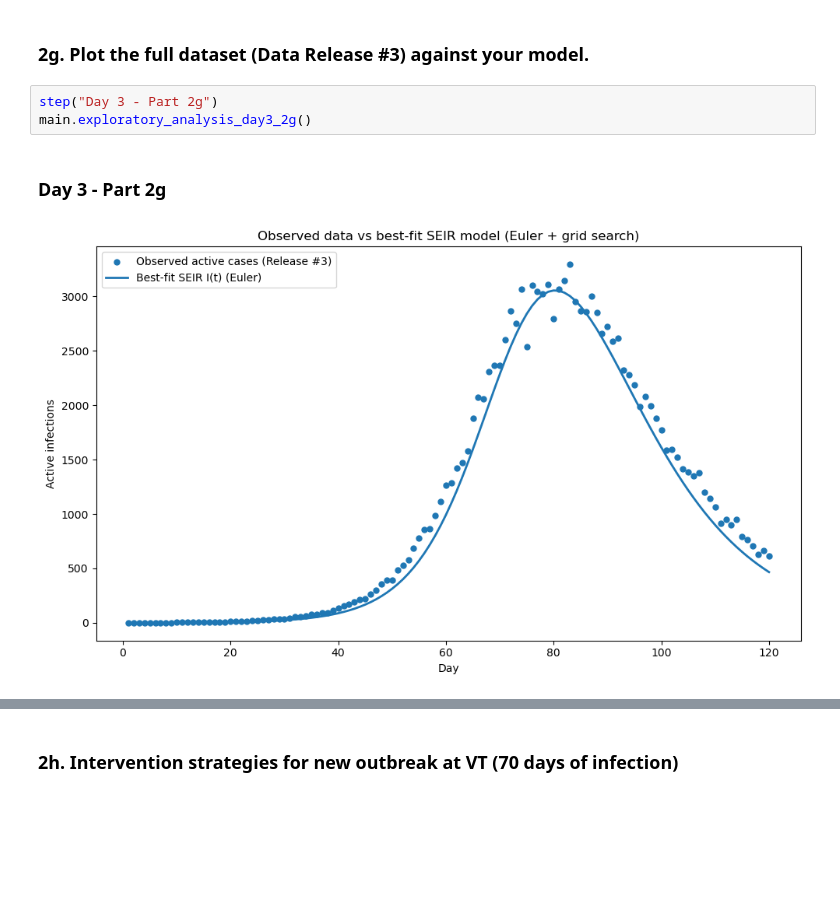
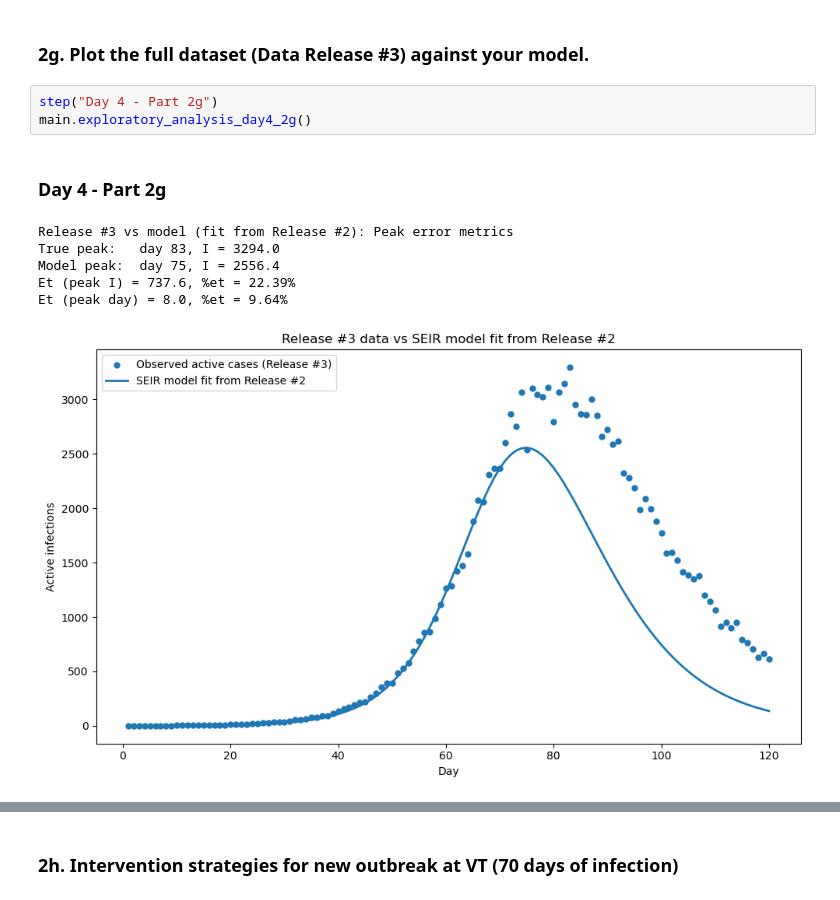
Before and after one commit to willdm1/Module-2-Epidemics-SIR-Modeling, a Jupyter notebook: Official_Marschall_Oswald_Notebook.ipynb, the cells around one changed output, grey strips where cells are left out. Saved outputs shown, nothing was run; the diff lists cells and outputs as text; blank space fills up the shorter version.

```diff
--- a/Official_Marschall_Oswald_Notebook.ipynb
+++ b/Official_Marschall_Oswald_Notebook.ipynb
@@ -262,8 +225,13 @@ Because the observed dataset ends at day 70 with 2,363 active infections, the mo
 # %% [markdown]
 ### 2g. Plot the full dataset (Data Release #3) against your model.
 # %%
-step("Day 3 - Part 2g")
-main.exploratory_analysis_day3_2g()
+step("Day 4 - Part 2g")
+main.exploratory_analysis_day4_2g()
 # %% [output]
-### **Day 3 - Part 2g**
+### **Day 4 - Part 2g**
+Release #3 vs model (fit from Release #2): Peak error metrics
+True peak:   day 83, I = 3294.0
+Model peak:  day 75, I = 2556.4
+Et (peak I) = 737.6, %et = 22.39%
+Et (peak day) = 8.0, %et = 9.64%
-[figure, old version]
+[figure, new version]
```
Also changed, not shown: parts of 23 cells of this notebook.
